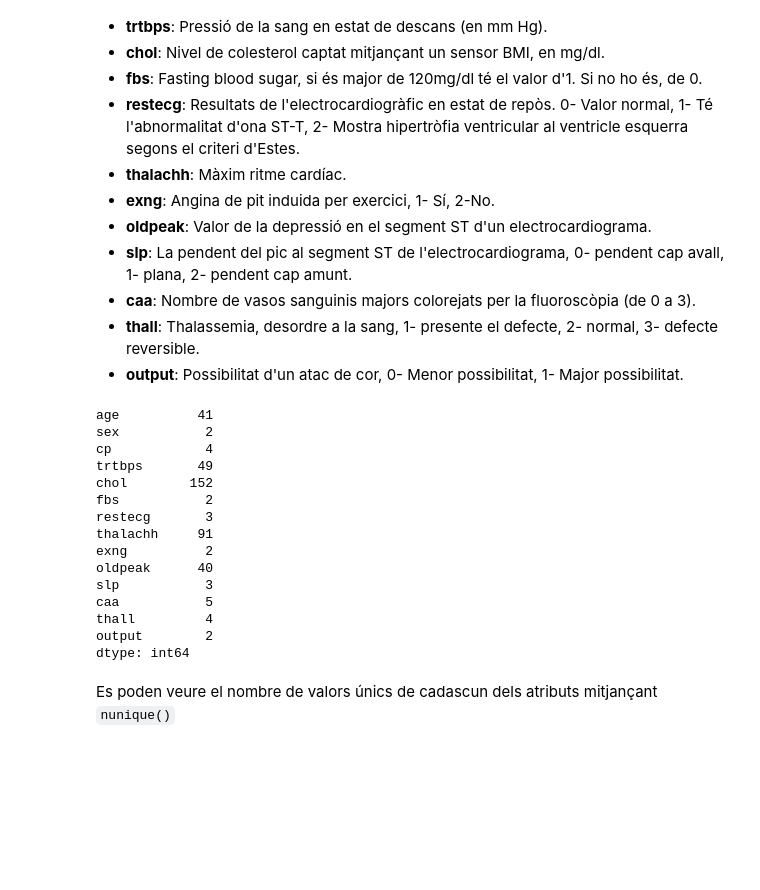
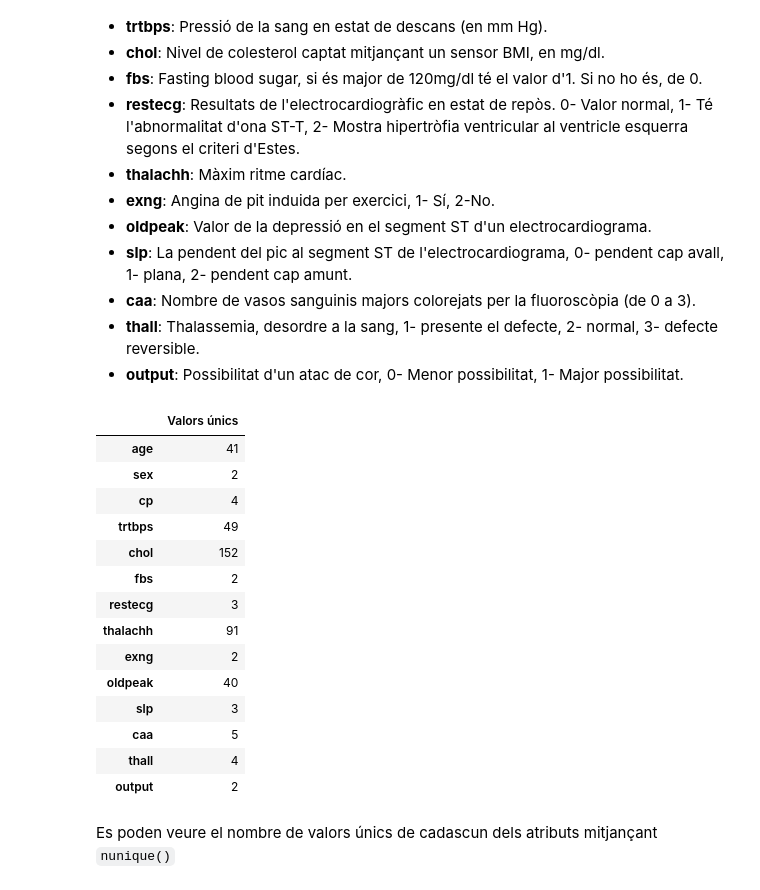
Before and after one commit to sercres/pra2_tipologia, a Jupyter notebook: code/pauconstans_screspia_PRA2.ipynb, the cells around one changed output. Drawn from its saved outputs; the diff is of its cells as text; code cells hidden in the pictures; blank space fills up the shorter version.

```diff
--- a/code/pauconstans_screspia_PRA2.ipynb
+++ b/code/pauconstans_screspia_PRA2.ipynb
@@ -122,23 +122,24 @@ Els atributs que tenim són:
 - **thall**: Thalassemia, desordre a la sang, 1- presente el defecte, 2- normal, 3- defecte reversible.
 - **output**: Possibilitat d'un atac de cor, 0- Menor possibilitat, 1- Major possibilitat.
 # %%
-df.nunique()
+frame = {'Valors únics': df.nunique()}
+pd.DataFrame(frame)
 # %% [output]
-age          41
-sex           2
-cp            4
-trtbps       49
-chol        152
-fbs           2
-restecg       3
-thalachh     91
-exng          2
-oldpeak      40
-slp           3
-caa           5
-thall         4
-output        2
-dtype: int64
+|  | Valors únics |
+| age | 41 |
+| sex | 2 |
+| cp | 4 |
+| trtbps | 49 |
+| chol | 152 |
+| fbs | 2 |
+| restecg | 3 |
+| thalachh | 91 |
+| exng | 2 |
+| oldpeak | 40 |
+| slp | 3 |
+| caa | 5 |
+| thall | 4 |
+| output | 2 |
 # %% [markdown]
 Es poden veure el nombre de valors únics de cadascun dels atributs mitjançant `nunique()`
 # %%
```
Also changed, not shown: parts of 72 cells of this notebook.
